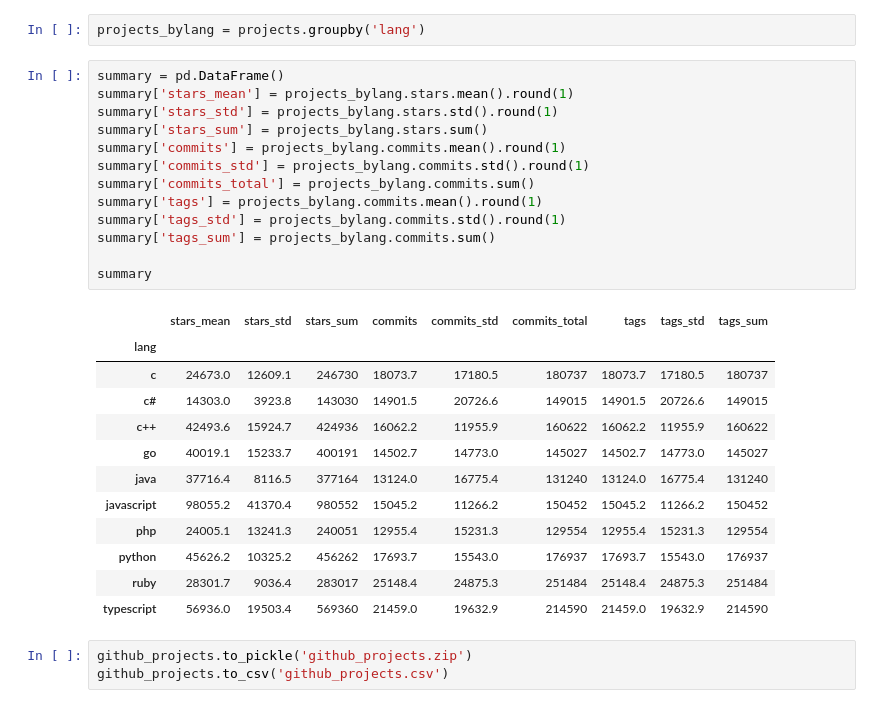
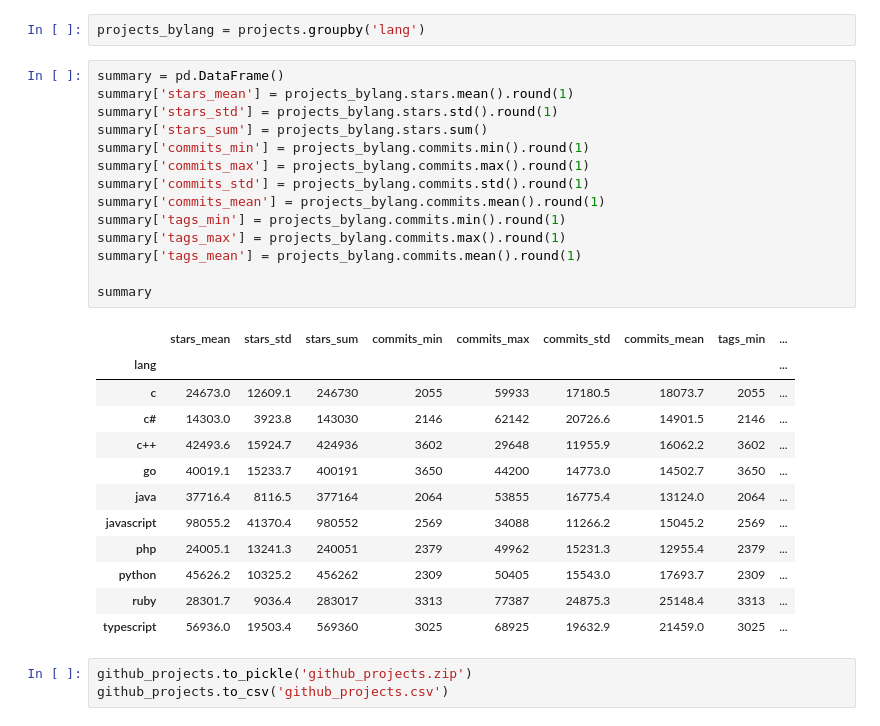
Before and after one commit to gems-uff/release-mining, a Jupyter notebook: 00_dataset.ipynb, the cells around one changed output. Cells and saved outputs as stored; diff of their text form.

```diff
--- a/00_dataset.ipynb
+++ b/00_dataset.ipynb
@@ -445,29 +490,30 @@ projects_bylang = projects.groupby('lang')
 # %%
 summary = pd.DataFrame()
 summary['stars_mean'] = projects_bylang.stars.mean().round(1)
 summary['stars_std'] = projects_bylang.stars.std().round(1)
 summary['stars_sum'] = projects_bylang.stars.sum()
-summary['commits'] = projects_bylang.commits.mean().round(1)
+summary['commits_min'] = projects_bylang.commits.min().round(1)
+summary['commits_max'] = projects_bylang.commits.max().round(1)
 summary['commits_std'] = projects_bylang.commits.std().round(1)
-summary['commits_total'] = projects_bylang.commits.sum()
-summary['tags'] = projects_bylang.commits.mean().round(1)
-summary['tags_std'] = projects_bylang.commits.std().round(1)
-summary['tags_sum'] = projects_bylang.commits.sum()
+summary['commits_mean'] = projects_bylang.commits.mean().round(1)
+summary['tags_min'] = projects_bylang.commits.min().round(1)
+summary['tags_max'] = projects_bylang.commits.max().round(1)
+summary['tags_mean'] = projects_bylang.commits.mean().round(1)
 
 summary
 # %% [output]
-|  | stars_mean | stars_std | stars_sum | commits | commits_std | commits_total | tags | tags_std | tags_sum |
-| lang |  |  |  |  |  |  |  |  |  |
-| c | 24673.0 | 12609.1 | 246730 | 18073.7 | 17180.5 | 180737 | 18073.7 | 17180.5 | 180737 |
-| c# | 14303.0 | 3923.8 | 143030 | 14901.5 | 20726.6 | 149015 | 14901.5 | 20726.6 | 149015 |
-| c++ | 42493.6 | 15924.7 | 424936 | 16062.2 | 11955.9 | 160622 | 16062.2 | 11955.9 | 160622 |
-| go | 40019.1 | 15233.7 | 400191 | 14502.7 | 14773.0 | 145027 | 14502.7 | 14773.0 | 145027 |
-| java | 37716.4 | 8116.5 | 377164 | 13124.0 | 16775.4 | 131240 | 13124.0 | 16775.4 | 131240 |
-| javascript | 98055.2 | 41370.4 | 980552 | 15045.2 | 11266.2 | 150452 | 15045.2 | 11266.2 | 150452 |
-| php | 24005.1 | 13241.3 | 240051 | 12955.4 | 15231.3 | 129554 | 12955.4 | 15231.3 | 129554 |
-| python | 45626.2 | 10325.2 | 456262 | 17693.7 | 15543.0 | 176937 | 17693.7 | 15543.0 | 176937 |
-| ruby | 28301.7 | 9036.4 | 283017 | 25148.4 | 24875.3 | 251484 | 25148.4 | 24875.3 | 251484 |
-| typescript | 56936.0 | 19503.4 | 569360 | 21459.0 | 19632.9 | 214590 | 21459.0 | 19632.9 | 214590 |
+|  | stars_mean | stars_std | stars_sum | commits_min | commits_max | commits_std | commits_mean | tags_min | ... |
+| lang |  |  |  |  |  |  |  |  | ... |
+| c | 24673.0 | 12609.1 | 246730 | 2055 | 59933 | 17180.5 | 18073.7 | 2055 | ... |
+| c# | 14303.0 | 3923.8 | 143030 | 2146 | 62142 | 20726.6 | 14901.5 | 2146 | ... |
+| c++ | 42493.6 | 15924.7 | 424936 | 3602 | 29648 | 11955.9 | 16062.2 | 3602 | ... |
+| go | 40019.1 | 15233.7 | 400191 | 3650 | 44200 | 14773.0 | 14502.7 | 3650 | ... |
+| java | 37716.4 | 8116.5 | 377164 | 2064 | 53855 | 16775.4 | 13124.0 | 2064 | ... |
+| javascript | 98055.2 | 41370.4 | 980552 | 2569 | 34088 | 11266.2 | 15045.2 | 2569 | ... |
+| php | 24005.1 | 13241.3 | 240051 | 2379 | 49962 | 15231.3 | 12955.4 | 2379 | ... |
+| python | 45626.2 | 10325.2 | 456262 | 2309 | 50405 | 15543.0 | 17693.7 | 2309 | ... |
+| ruby | 28301.7 | 9036.4 | 283017 | 3313 | 77387 | 24875.3 | 25148.4 | 3313 | ... |
+| typescript | 56936.0 | 19503.4 | 569360 | 3025 | 68925 | 19632.9 | 21459.0 | 3025 | ... |
 # %%
 github_projects.to_pickle('github_projects.zip')
 github_projects.to_csv('github_projects.csv')
```
Also changed, not shown: parts of 6 cells of this notebook, 8 other files.
